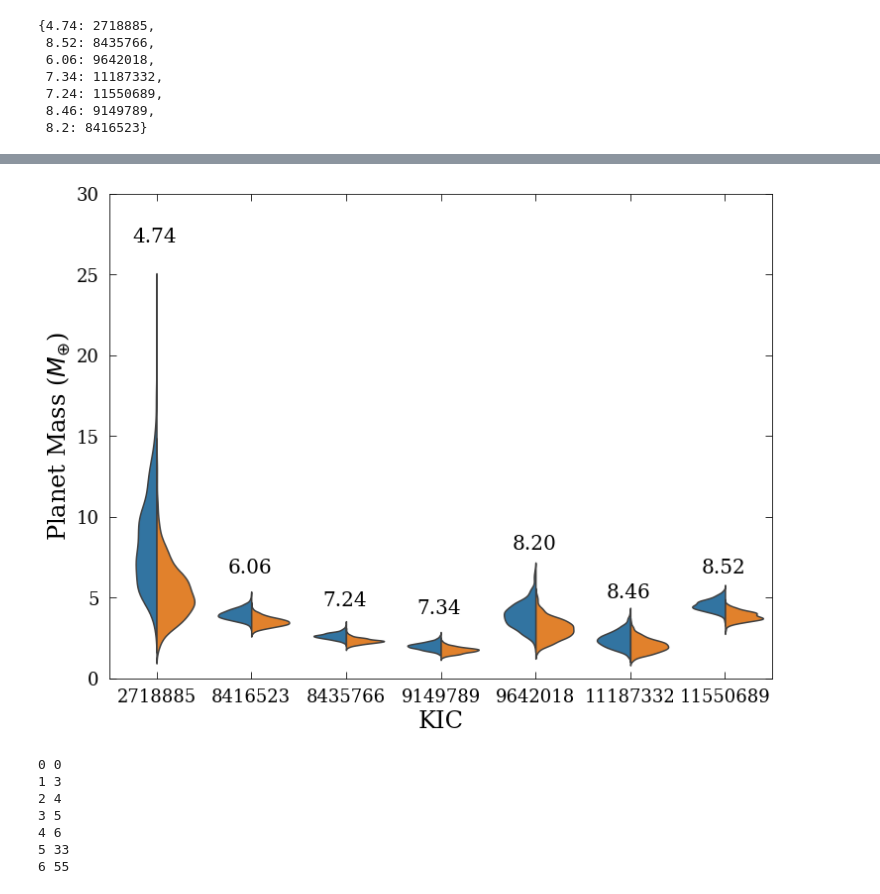
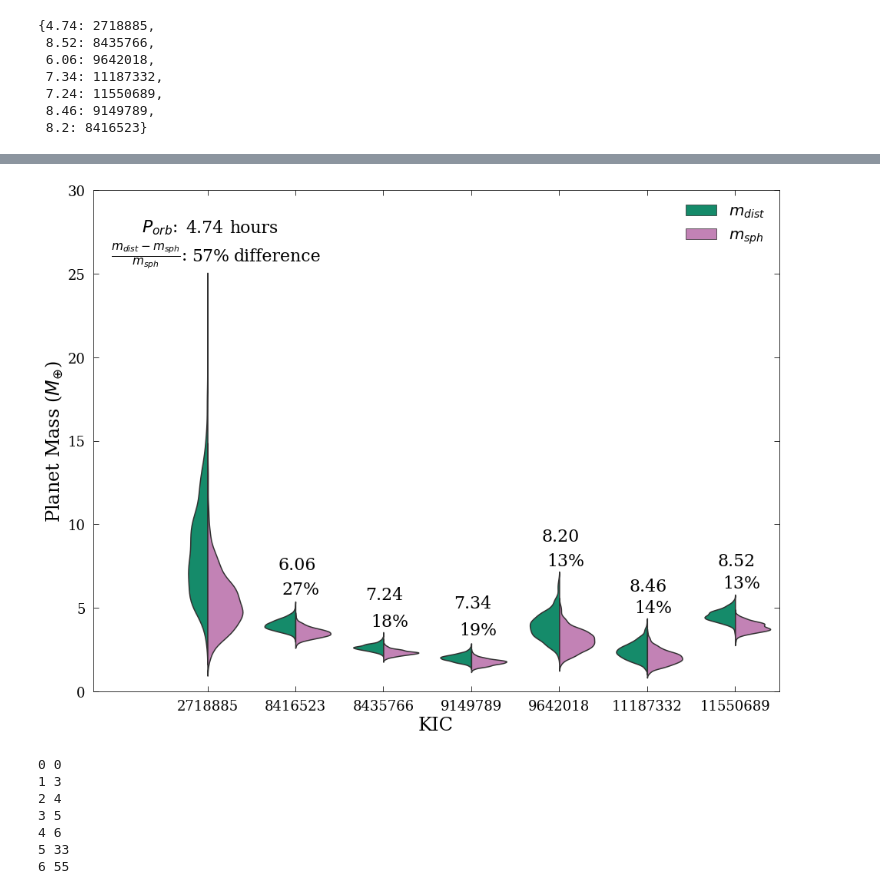
Before and after one commit to asmuzsoy/USPplanets, a Jupyter notebook: USPMassDistRedo.ipynb, the cells around one changed output, grey strips where cells are left out. Drawn from its saved outputs; the diff is of its cells as text; code cells hidden in the pictures.

```diff
--- a/USPMassDistRedo.ipynb
+++ b/USPMassDistRedo.ipynb
@@ -744,0 +694,14 @@ plt.show()
+# %%
+bin1 = []
+bin2 = []
+bin3 = []
+bin4 = []
+for i in range(len(radiisamples)):
+    if 4.0 <= persampleshours[i] < 6.3:
+        bin1.append(radiisamples[i] * f[i//1000])
+    elif 6.3 <= persampleshours[i] < 9.8:
+        bin2.append(radiisamples[i] * f[i//1000])
+    elif 9.8 <= persampleshours[i] < 15.3:
+        bin3.append(radiisamples[i] * f[i//1000])
+    elif persampleshours[i] < 24.:
+        bin4.append(radiisamples[i] * f[i//1000])
@@ -855,9 +910,3 @@ print(len(distort_earthlike_samples))
 old_distort_earthlike_samples = 10**np.loadtxt("earthlike_distorted_samples_081120.txt")
 # %% [output]
 7000
-# %%
-for i in range(7):
-    plt.hist(distort_earthlike_samples[1000*i:1000*(i+1)], label = 'no a')
-    plt.hist(old_distort_earthlike_samples[1000*i:1000*(i+1)])
-    plt.legend()
-    plt.show()
@@ -950,31 +1012,54 @@ kic_per_dict
 # %%
 dumb_df = pd.DataFrame()
 dumb_df['period'] = np.concatenate((df2.period.values, df2.period.values))
-dumb_df['Sample Type'] = np.concatenate((['Distorted' for i in distort_earthlike_samples], ['Spherical' for i in df2.spherical_sample.values]))
+dumb_df['Sample Type'] = np.concatenate((['$m_{dist}$' for i in distort_earthlike_samples], ['$m_{sph}$' for i in df2.spherical_sample.values]))
 dumb_df['Sample'] = np.concatenate((distort_earthlike_samples, df2.spherical_sample.values))
 dumb_df['Log sample'] = np.log10(dumb_df.Sample.values)
 dumb_df['KIC'] = [kic_per_dict[i] for i in dumb_df.period.values]
 
-d = plt.figure(figsize = (12,9))
-b = sns.violinplot(x = dumb_df['KIC'], y = dumb_df['Sample'], hue= dumb_df['Sample Type'], inner = None, split = True)
+d = plt.figure(figsize = (16,12))
+b = sns.violinplot(x = dumb_df['KIC'], y = dumb_df['Sample'], hue= dumb_df['Sample Type'], inner = None, split = True, palette = colors[2:])
 plt.xlabel("KIC")
 plt.ylabel("Planet Mass ($M_{\oplus}$)")
 #plt.title("Tidally distorted & spherical mass distributions")
 plt.ylim(0, 30)
-plt.text(-0.25, 27, '4.74', fontsize = 20)
-plt.text(0.75, 6.5, '6.06', fontsize = 20)
-plt.text(1.75, 4.5, '7.24', fontsize = 20)
-plt.text(2.75, 4, '7.34', fontsize = 20)
-plt.text(3.75, 8, '8.20', fontsize = 20)
-plt.text(4.75, 5, '8.46', fontsize = 20)
-plt.text(5.75, 6.5, '8.52', fontsize = 20)
+# plt.text(-0.25, 27, '4.74', fontsize = 22) ## without percent annotations
+# plt.text(0.75, 6.5, '6.06', fontsize = 22)
+# plt.text(1.75, 4.5, '7.24', fontsize = 22)
+# plt.text(2.75, 4, '7.34', fontsize = 22)
+# plt.text(3.75, 8, '8.20', fontsize = 22)
+# plt.text(4.75, 5, '8.46', fontsize = 22)
+# plt.text(5.75, 6.5, '8.52', fontsize = 22)
 
-b.legend_.remove()
+plt.text(-0.75, 27.5, "$P_{orb}$: ", fontsize = 22)
+plt.text(-1.1, 25.8, "$\\frac{m_{dist} - m_{sph}}{m_{sph}}$: ", fontsize = 22)
+plt.xlim(-1.3,6.5)
+
+plt.text(0.25, 27.5, "hours", fontsize = 22)
+plt.text(0.3, 25.8, "difference", fontsize = 22)
+
+
+plt.text(-0.25, 27.5, '4.74', fontsize = 22)
+plt.text(-0.18, 25.8, '57%', fontsize = 22)
+plt.text(0.8, 7.3, '6.06', fontsize = 22)
+plt.text(0.85, 5.8, '27%', fontsize = 22)
+plt.text(1.8, 5.5, '7.24', fontsize = 22)
+plt.text(1.86, 3.9, '18%', fontsize = 22)
+plt.text(2.8, 5, '7.34', fontsize = 22)
+plt.text(2.86, 3.4, '19%', fontsize = 22)
+plt.text(3.8, 9, '8.20', fontsize = 22)
+plt.text(3.86, 7.5, '13%', fontsize = 22)
+plt.text(4.8, 6, '8.46', fontsize = 22)
+plt.text(4.86, 4.7, '14%', fontsize = 22)
+plt.text(5.8, 7.5, '8.52', fontsize = 22)
+plt.text(5.86, 6.2, '13%', fontsize = 22)
+## increase font size
+b.legend(title = None, fontsize = 20)
 
 plt.show()
 d.savefig("DistortedDistributions.pdf", bbox_inches='tight')
 # %% [output]
-[figure, old version]
+[figure, new version]
 # %%
 distort_earth_masssamples = np.copy(earthmasssamples)
 
```
Also changed, not shown: parts of 81 cells of this notebook, 5 other files.
